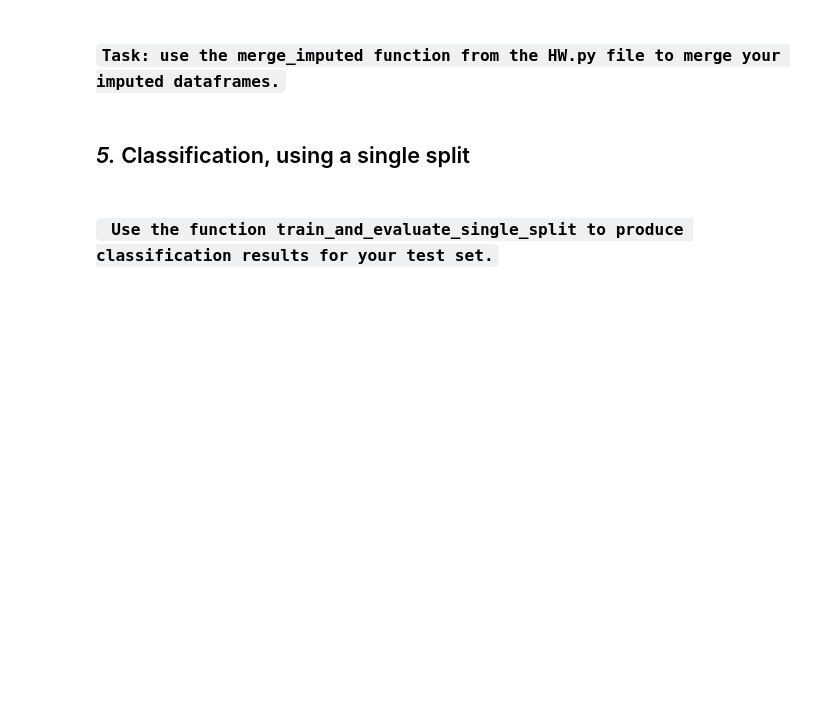
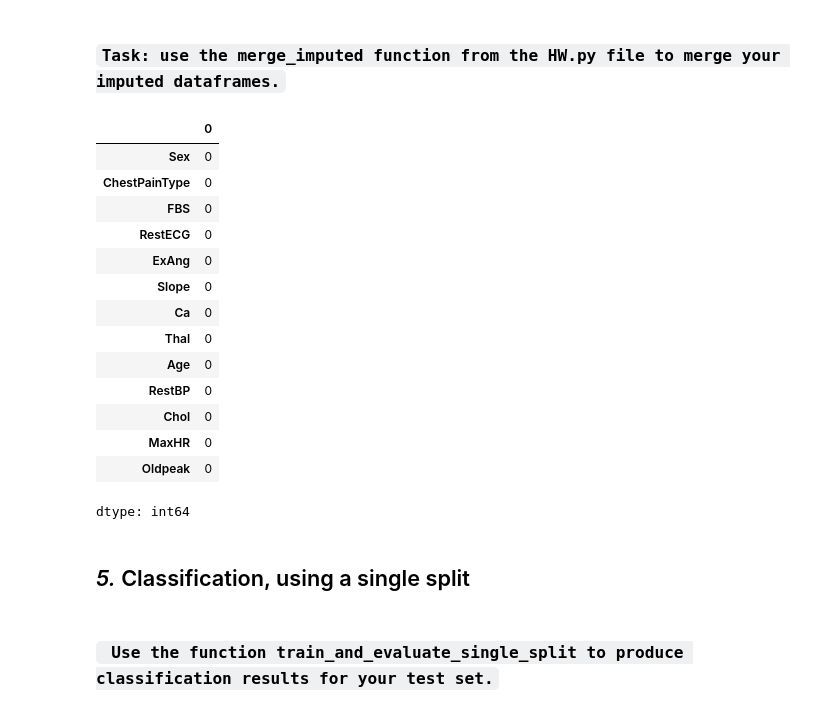
Before and after one commit to 1500-Shubham/Stockholm_University, a Jupyter notebook: DS/HW3/HW3_instructions_25.ipynb, the cells around one changed output. Cells and saved outputs as stored; diff of their text form; code cells hidden in the pictures; blank space fills up the shorter version.

```diff
--- a/DS/HW3/HW3_instructions_25.ipynb
+++ b/DS/HW3/HW3_instructions_25.ipynb
@@ -589,14 +671,53 @@ Lasso does not accept missing values encoded as NaN natively. For supervised lea
 # %% [markdown]
 ### ` Task: use the merge_imputed function from the HW.py file to merge your imputed dataframes. `
+# %%
+def merge_imputed(df_cat, df_num):
+    """
+    Task: Merge Imputed DataFrames
+    -------------------------------
+    This function should merge the imputed categorical and numerical DataFrames.
+
+    Instructions:
+    - Merge the imputed categorical and numerical DataFrames on their indexes.
+    - Ensure that the resulting DataFrame contains all columns from both input DataFrames.
+
+    Parameters:
+    df_cat (pd.DataFrame): The DataFrame with imputed categorical features.
+    df_num (pd.DataFrame): The DataFrame with imputed numerical features.
+
+    Returns:
+    pd.DataFrame: The merged DataFrame containing both categorical and numerical features.
+    """
+    merged = pd.concat([df_cat, df_num], axis=1)
+    return merged
 # %%
 # Merge the train_imputed_cat and train_imputed_num datasets. Call the resulting dataset X_train_imputed.
 # Merge the val_imputed_cat and val_imputed_num datasets. Call the resulting dataset X_val_imputed.
 # Merge the test_imputed_cat and test_imputed_num datasets. Call the resulting dataset X_test_imputed.
 
 # Write your code here
-X_train_imputed = pd.DataFrame()
-X_val_imputed = pd.DataFrame()
-X_test_imputed = pd.DataFrame()
+# Merge imputed numerical and categorical datasets by columns
+X_train_imputed = merge_imputed(X_train_imputed_cat, X_train_imputed_num)
+X_val_imputed = merge_imputed(X_val_imputed_cat, X_val_imputed_num)
+X_test_imputed = merge_imputed(X_test_imputed_cat, X_test_imputed_num)
+# %%
+X_test_imputed.isna().sum()
+# %% [output]
+|  | 0 |
+| Sex | 0 |
+| ChestPainType | 0 |
+| FBS | 0 |
+| RestECG | 0 |
+| ExAng | 0 |
+| Slope | 0 |
+| Ca | 0 |
+| Thal | 0 |
+| Age | 0 |
+| RestBP | 0 |
+| Chol | 0 |
+| MaxHR | 0 |
+| Oldpeak | 0 |
+dtype: int64
 # %% [markdown]
 ## *5.* Classification, using a single split
 # %% [markdown]
```
Also changed, not shown: parts of 13 cells of this notebook.
